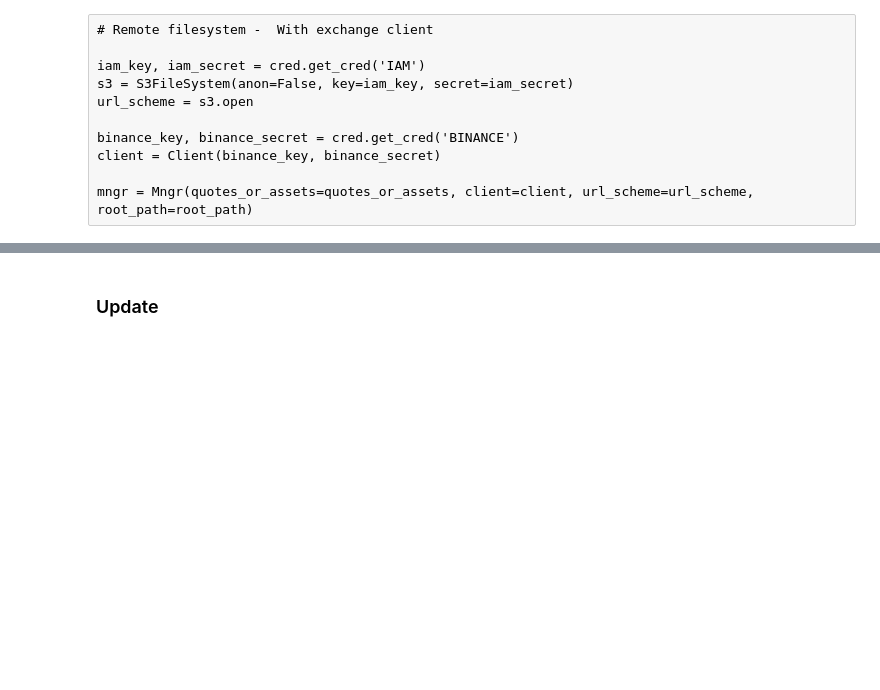
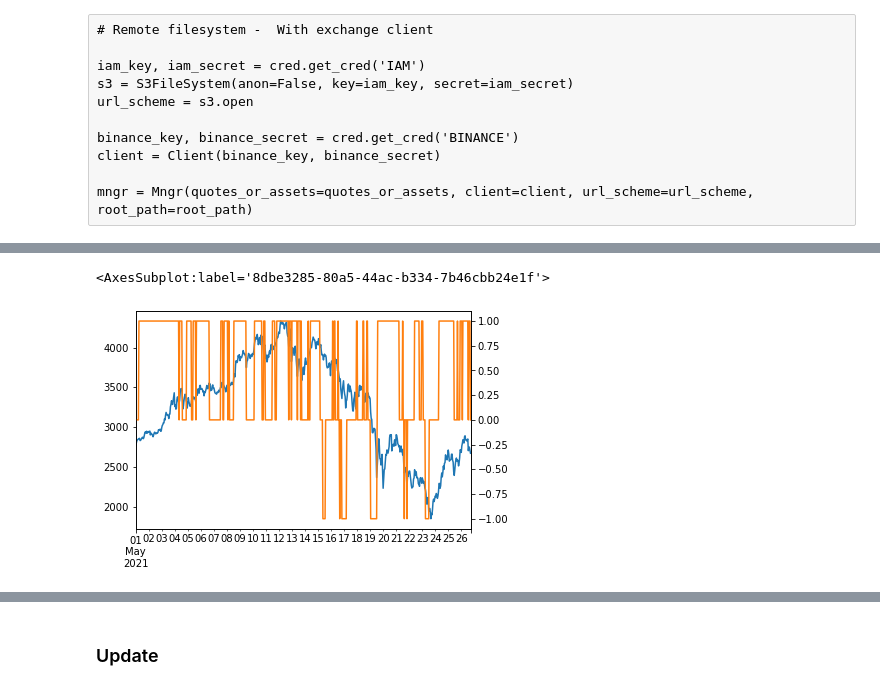
Before and after one commit to GuillaumeDMMarion/crypto-invest, a Jupyter notebook: notebooks/Implementation_rl.ipynb, the cells around one changed output, grey strips where cells are left out. Saved outputs shown, nothing was run; the diff lists cells and outputs as text; code cells hidden in the pictures; blank space fills up the shorter version.

Commit message:
Add new signals

```diff
--- a/notebooks/Implementation_rl.ipynb
+++ b/notebooks/Implementation_rl.ipynb
@@ -156,3 +156,5 @@ binance_key, binance_secret = cred.get_cred('BINANCE')
 client = Client(binance_key, binance_secret)
 
 mngr = Mngr(quotes_or_assets=quotes_or_assets, client=client, url_scheme=url_scheme, root_path=root_path)
+# %%
+kline = klmngr['ETHUSDT']
@@ -158,0 +191,8 @@ mngr = Mngr(quotes_or_assets=quotes_or_assets, client=client, url_scheme=url_sch
+# %%
+fig, ax = plt.subplots()
+ax2 = ax.twinx()
+kline.close["20210501":].plot(ax=ax)
+kline.signals.compute('cmfcross', .1)["20210501":].plot(ax=ax2, c='C1')
+# %% [output]
+<AxesSubplot:label='8dbe3285-80a5-44ac-b334-7b46cbb24e1f'>
+[figure, added]
```
Also changed, not shown: parts of 26 cells of this notebook, 2 other files.
